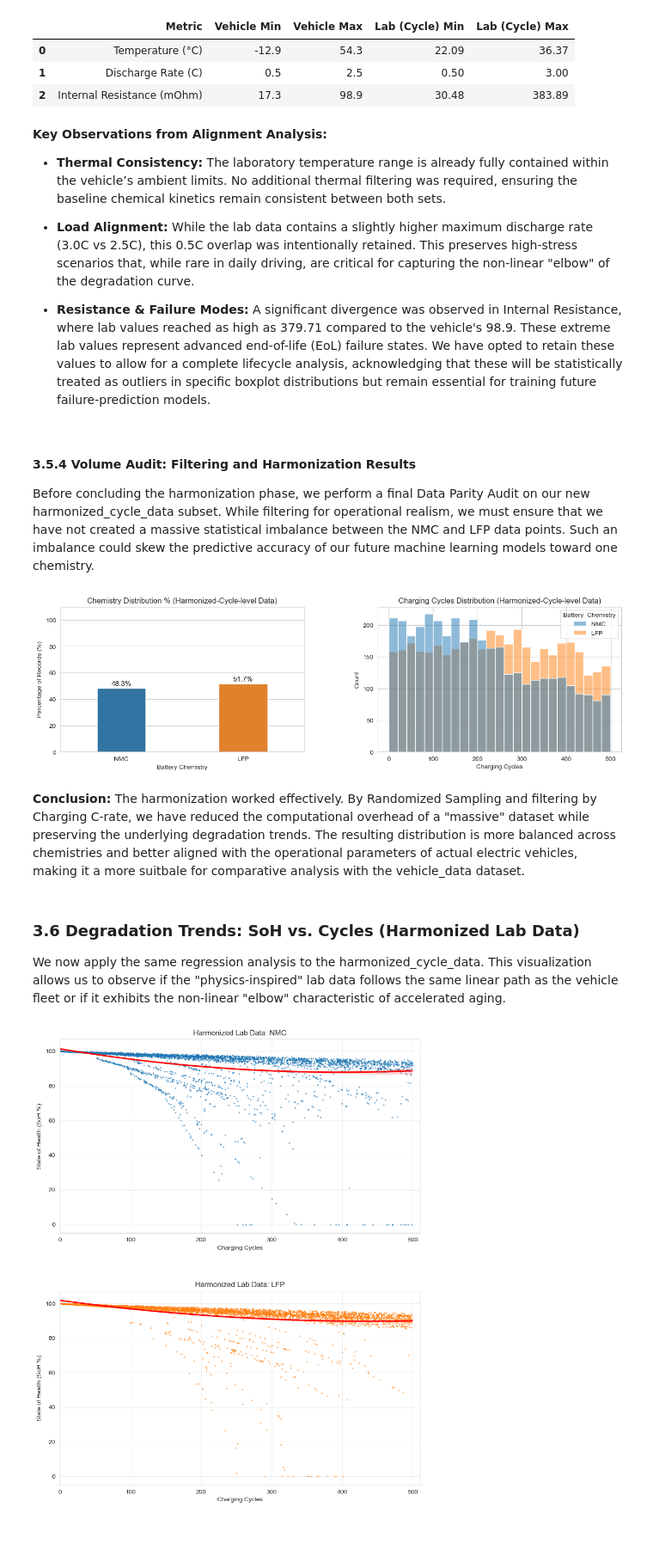
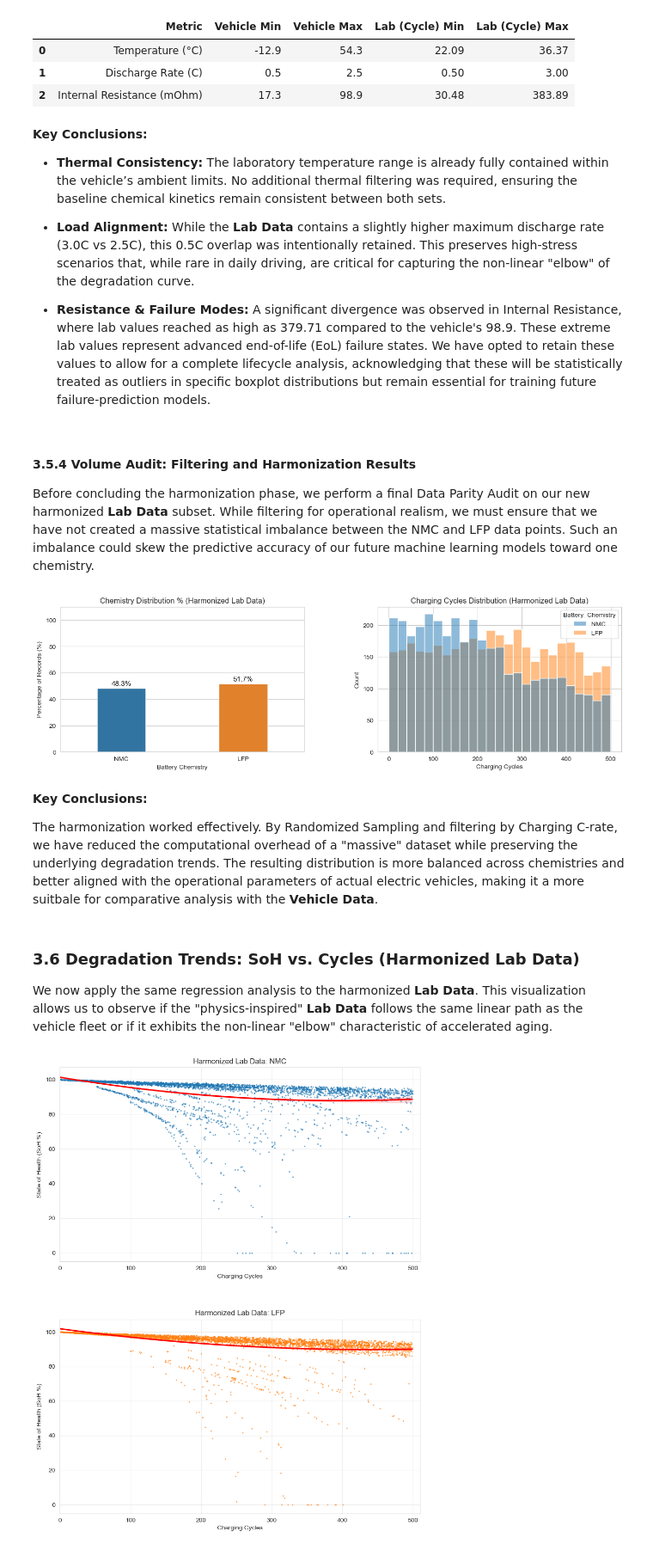
Before and after one commit to Ivan-Pelovski/Data-Science, a Jupyter notebook: NMC-vs-LFP.ipynb, the cells around one changed output. Shown at 86% size. Drawn from its saved outputs; the diff is of its cells as text; code cells hidden in the pictures.

Commit message:
Added final conclusion, refined text, and improved terminology consistency

```diff
--- a/NMC-vs-LFP.ipynb
+++ b/NMC-vs-LFP.ipynb
@@ -344,8 +354,6 @@ A critical observation from the regression analysis is the "Divergence of Health
 * **NMC Sensitivity:** The wider spread in late-life NMC data indicates that this chemistry's health path is more prone to divergence. In this model, NMC exhibits a higher degree of unpredictability as it ages.
 * **LFP Robustness:** The relatively tighter grouping of LFP data points suggests a more consistent and stable degradation profile. Even as cumulative variance increases with cycle life, LFP maintains a more predictable path compared to NMC.
 # %%
-chem_order = ['NMC', 'LFP']
-
 # Create two snapshots in time: Early Life (e.g., 200 cycles) and Late Life (e.g., 1200 cycles)
 early_life = vehicle_data[(vehicle_data['Charging_Cycles'] > 150) & (vehicle_data['Charging_Cycles'] < 250)]
 late_life = vehicle_data[(vehicle_data['Charging_Cycles'] > 1150) & (vehicle_data['Charging_Cycles'] < 1250)]
@@ -568,54 +576,56 @@ display(comparison_data)
 | 1 | Discharge Rate (C) | 0.5 | 2.5 | 0.50 | 3.00 |
 | 2 | Internal Resistance (mOhm) | 17.3 | 98.9 | 30.48 | 383.89 |
 # %% [markdown]
-**Key Observations from Alignment Analysis:**
+**Key Conclusions:**
 
 * **Thermal Consistency:** The laboratory temperature range is already fully contained within the vehicle’s ambient limits. No additional thermal filtering was required, ensuring the baseline chemical kinetics remain consistent between both sets.
 
-* **Load Alignment:** While the lab data contains a slightly higher maximum discharge rate (3.0C vs 2.5C), this 0.5C overlap was intentionally retained. This preserves high-stress scenarios that, while rare in daily driving, are critical for capturing the non-linear "elbow" of the degradation curve.
+* **Load Alignment:** While the **Lab Data** contains a slightly higher maximum discharge rate (3.0C vs 2.5C), this 0.5C overlap was intentionally retained. This preserves high-stress scenarios that, while rare in daily driving, are critical for capturing the non-linear "elbow" of the degradation curve.
 
 * **Resistance & Failure Modes:** A significant divergence was observed in Internal Resistance, where lab values reached as high as 379.71
  compared to the vehicle's 98.9. These extreme lab values represent advanced end-of-life (EoL) failure states. We have opted to retain these values to allow for a complete lifecycle analysis, acknowledging that these will be statistically treated as outliers in specific boxplot distributions but remain essential for training future failure-prediction models.
 # %% [markdown]
 #### 3.5.4 Volume Audit: Filtering and Harmonization Results
-Before concluding the harmonization phase, we perform a final Data Parity Audit on our new harmonized_cycle_data subset. While filtering for operational realism, we must ensure that we have not created a massive statistical imbalance between the NMC and LFP data points. Such an imbalance could skew the predictive accuracy of our future machine learning models toward one chemistry.
+Before concluding the harmonization phase, we perform a final Data Parity Audit on our new harmonized **Lab Data** subset. While filtering for operational realism, we must ensure that we have not created a massive statistical imbalance between the NMC and LFP data points. Such an imbalance could skew the predictive accuracy of our future machine learning models toward one chemistry.
 # %%
 fig, axes = plt.subplots(1, 2, figsize=(15, 6))
 
 # 1. Percentage Distribution (Cycle-level)
 cycle_dist = harmonized_cycle_data['Battery_Chemistry'].value_counts(normalize=True).mul(100).reset_index()
 cycle_dist.columns = ['Battery_Chemistry', 'Percentage']
 
 ax1 = sns.barplot(ax=axes[0], data=cycle_dist, x='Battery_Chemistry', y='Percentage',
                   palette=chem_palette, hue='Battery_Chemistry', legend=False,
                   width=0.4, order=chem_order)
 
-axes[0].set_title('Chemistry Distribution % (Harmonized-Cycle-level Data)')
+axes[0].set_title('Chemistry Distribution % (Harmonized Lab Data)')
 axes[0].set_xlabel(chem_axis_label)
 axes[0].set_ylabel('Percentage of Records (%)')
 axes[0].set_ylim(0, 110)
 
 for p in ax1.patches:
     ax1.annotate(f'{p.get_height():.1f}%', (p.get_x() + p.get_width() / 2., p.get_height()),
                  ha='center', va='center', fontsize=11, color='black', xytext=(0, 7),
                  textcoords='offset points')
 
 # 2. Cycle Distribution (Cycle-level)
 sns.histplot(ax=axes[1], data=harmonized_cycle_data, x='Charging_Cycles', hue='Battery_Chemistry',
              palette=chem_palette, hue_order=chem_order, bins=25)
 
-axes[1].set_title(f'{cycle_label} Distribution (Harmonized-Cycle-level Data)')
+axes[1].set_title(f'{cycle_label} Distribution (Harmonized Lab Data)')
 axes[1].set_xlabel(cycle_label)
 
 plt.tight_layout(pad=8)
 plt.show()
 # %% [output]
-[figure, old version]
+[figure, new version]
 # %% [markdown]
-**Conclusion:** The harmonization worked effectively. By Randomized Sampling and filtering by Charging C-rate, we have reduced the computational overhead of a "massive" dataset while preserving the underlying degradation trends. The resulting distribution is more balanced across chemistries and better aligned with the operational parameters of actual electric vehicles, making it a more suitbale for comparative analysis with the vehicle_data dataset.
+**Key Conclusions:**
+
+The harmonization worked effectively. By Randomized Sampling and filtering by Charging C-rate, we have reduced the computational overhead of a "massive" dataset while preserving the underlying degradation trends. The resulting distribution is more balanced across chemistries and better aligned with the operational parameters of actual electric vehicles, making it a more suitbale for comparative analysis with the **Vehicle Data**.
 # %% [markdown]
 ### 3.6 Degradation Trends: SoH vs. Cycles (Harmonized Lab Data)
-We now apply the same regression analysis to the harmonized_cycle_data. This visualization allows us to observe if the "physics-inspired" lab data follows the same linear path as the vehicle fleet or if it exhibits the non-linear "elbow" characteristic of accelerated aging.
+We now apply the same regression analysis to the harmonized **Lab Data**. This visualization allows us to observe if the "physics-inspired" **Lab Data** follows the same linear path as the vehicle fleet or if it exhibits the non-linear "elbow" characteristic of accelerated aging.
 # %%
 fig, axes = plt.subplots(2, 1, figsize=(10, 12))
 
```
Also changed, not shown: parts of 15 cells of this notebook.
